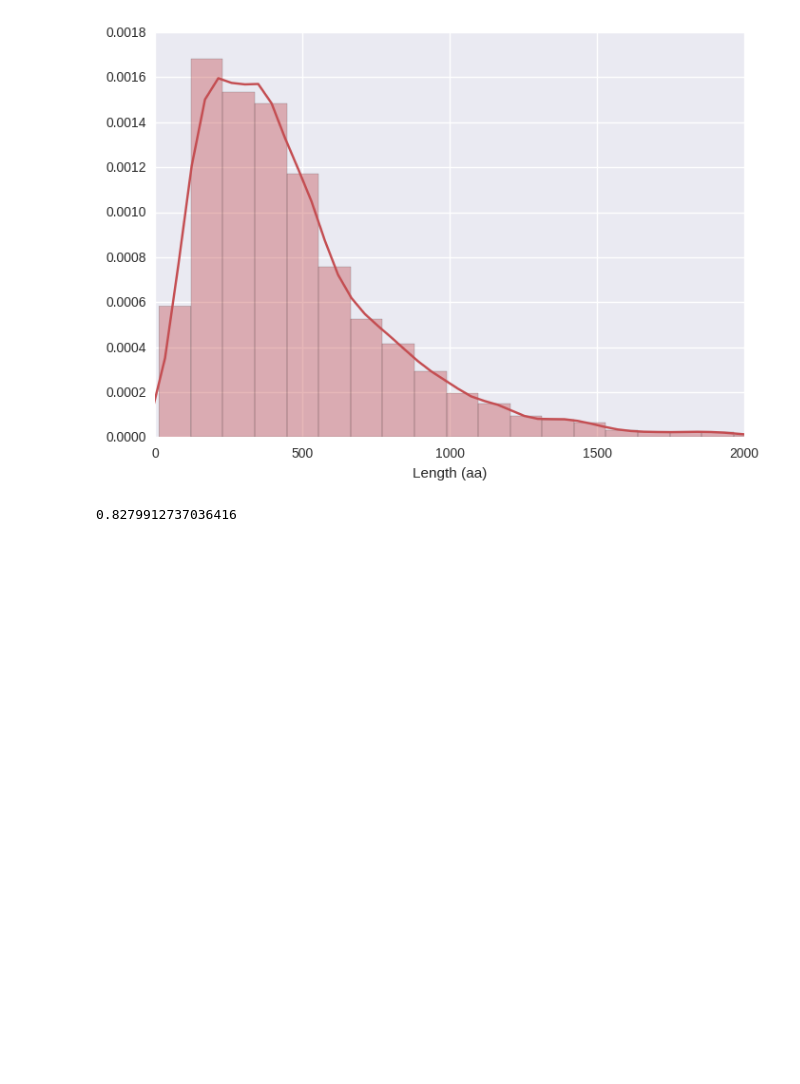
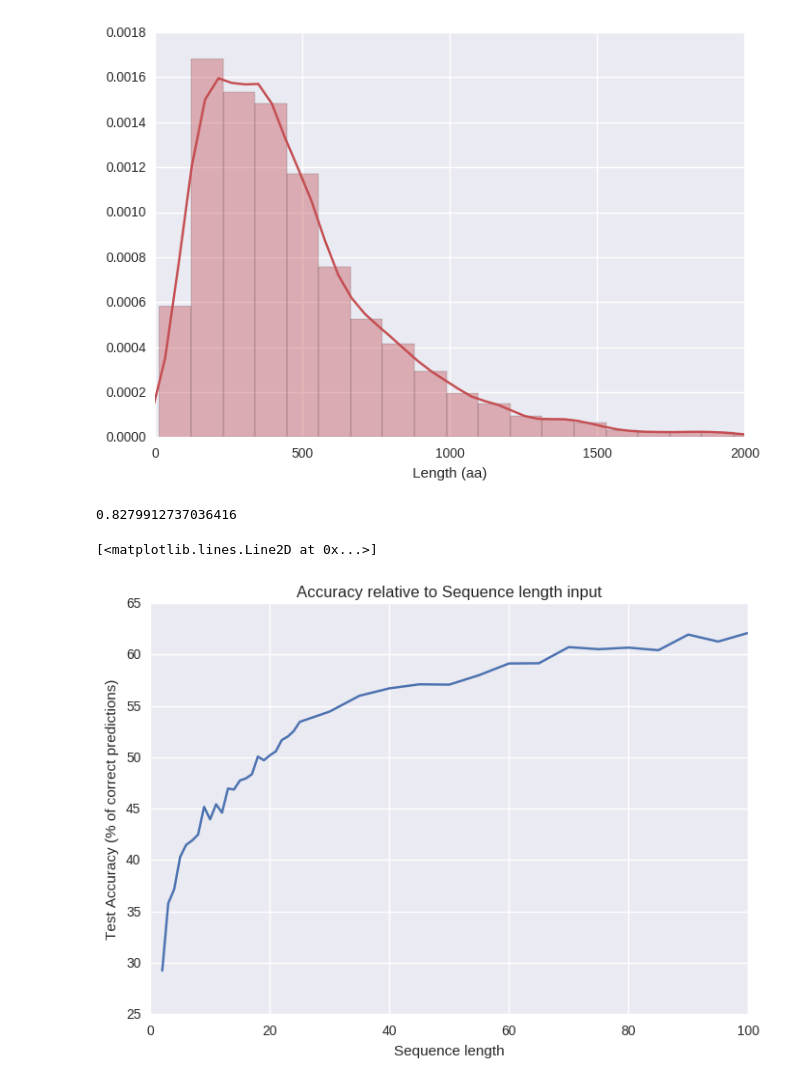
Before and after one commit to AlFontal/Thesis, a Jupyter notebook: Dataset Analytics.ipynb, the cells around one changed output. Drawn from its saved outputs; the diff is of its cells as text; code cells hidden in the pictures; blank space fills up the shorter version.

```diff
--- a/Dataset Analytics.ipynb
+++ b/Dataset Analytics.ipynb
@@ -35,3 +36,24 @@ plt.show()
 sum(i < 750 for i in lengths)/len(lengths)
 # %% [output]
 0.8279912737036416
+# %%
+ls = np.concatenate([np.arange(2, 25), np.arange(25, 105, 5)])
+
+acs = np.array([29.25, 35.79, 37.17, 40.32, 41.49, 41.91, 42.48, 45.18, 43.96, 45.43, 44.61, 46.96, 46.87, 47.75, 47.95,
+                48.35, 50.07, 49.71, 50.19, 50.58, 51.68, 52.02, 52.56, 53.45, 54.45, 55.99, 56.71, 57.1, 57.07, 57.99,
+                59.13, 59.15, 60.72, 60.52, 60.67, 60.42, 61.94, 61.26, 62.1])
+
+plt.xlabel("Sequence length")
+plt.ylabel("Test Accuracy (% of correct predictions)")
+# plt.ylim([0,100])
+plt.title("Accuracy relative to Sequence length input")
+
+#green_patch = mpatches.Patch(color='green', label='Convolutional')
+#blue_patch = mpatches.Patch(color='blue', label='Fully-Connected')
+#plt.legend(handles=[green_patch, blue_patch], loc= 4)
+
+
+plt.plot(ls, acs, "-")
+# %% [output]
+[<matplotlib.lines.Line2D at 0x...>]
+[figure, added]
```
Also changed, not shown: parts of 2 cells of this notebook, 5 other files.
